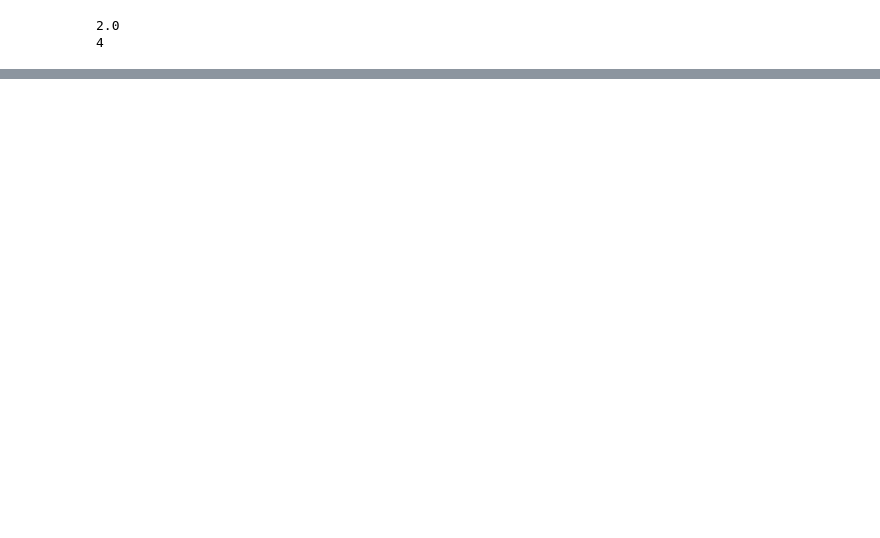
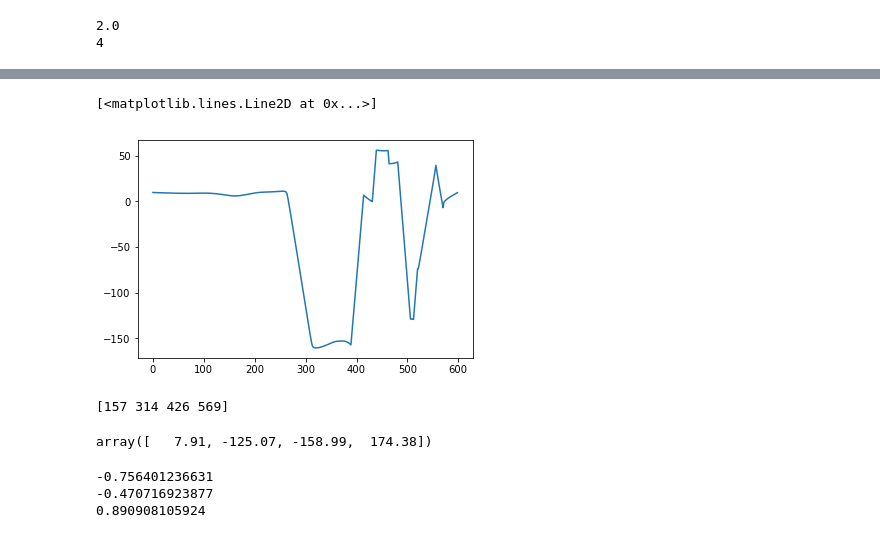
Before and after one commit to ACncpcn/Wireless-SDP, a Jupyter notebook: displacement unidirection/Displacement unidirectional.ipynb, the cells around one changed output, grey strips where cells are left out. Cells and saved outputs as stored; diff of their text form; code cells hidden in the pictures; blank space fills up the shorter version.

```diff
--- a/displacement unidirection/Displacement unidirectional.ipynb
+++ b/displacement unidirection/Displacement unidirectional.ipynb
@@ -132,0 +138,35 @@ print(step)
+# %%
+angles = np.array(pd.read_excel('stepsangles.xlsx'))
+angles = np.ravel(angles[:,col-1])
+angles = angles[np.logical_not(np.isnan(angles))]
+# %%
+window_width = 50
+cumsum_vec = np.cumsum(np.insert(angles, 0, 0))
+angles_vec = (cumsum_vec[window_width:] - cumsum_vec[:-window_width]) / window_width
+plt.plot(angles_vec)
+#plt.plot(angles)
+# %% [output]
+[<matplotlib.lines.Line2D at 0x...>]
+[figure, added]
+# %%
+print(stepsamp)
+# %% [output]
+[157 314 426 569]
+# %%
+anglestep = angles[stepsamp]
+anglestep
+# %% [output]
+array([   7.91, -125.07, -158.99,  174.38])
+# %%
+x = stepsize*np.cos(np.deg2rad(anglestep))
+y = stepsize*np.sin(np.deg2rad(anglestep))
+xt = np.sum(x)
+yt = np.sum(y)
+disp = np.sqrt(xt**2+yt**2)
+print(xt)
+print(yt)
+print(disp)
+# %% [output]
+-0.756401236631
+-0.470716923877
+0.890908105924
```
Also changed, not shown: parts of 10 cells of this notebook, 3 other files.
